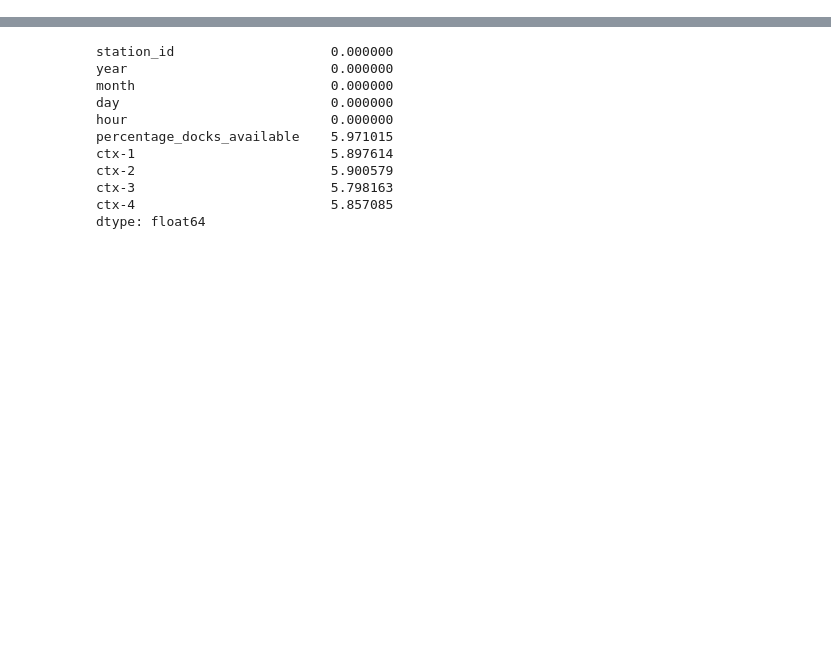
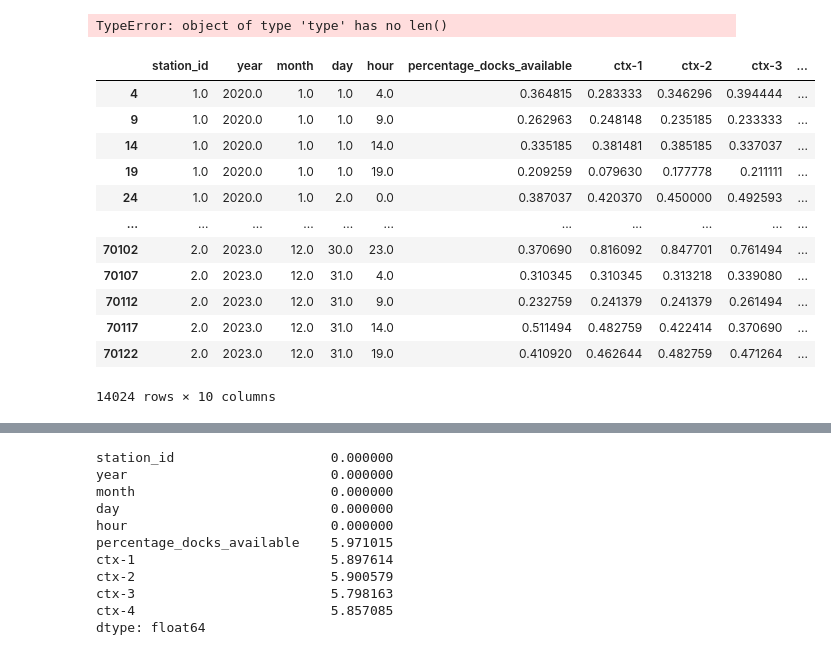
Before and after one commit to carlesonielfa/dsml-capstone, a Jupyter notebook: data_analysis.ipynb, the cells around one changed output, grey strips where cells are left out. Cells and saved outputs as stored; diff of their text form; code cells hidden in the pictures; blank space fills up the shorter version.

Commit message:
up data

```diff
--- a/data_analysis.ipynb
+++ b/data_analysis.ipynb
@@ -253,9 +252,12 @@ df_dates
 # %%
 from tqdm import tqdm
-
+co = 0
 rows = []
 # para cada station_id
 for st_id in tqdm(df_dates.station_id.unique()):
+    co +=1
+    if co > 2:
+        break
     # creamos df ordenado por fecha.
     df_station = df_dates[df_dates['station_id'] == st_id].sort_values(by=["year", "month", "day", "hour"])
 
@@ -269,14 +271,45 @@ for st_id in tqdm(df_dates.station_id.unique()):
                 # Buscamos la hora y su registro
                 tmp_row[f'ctx-{j}'] = df_station.iloc[i-j].percentage_docks_available
         # añadimos el registro con los 4 ctx anteriores.
-        rows.append(tmp_row.to_dict())
+        rows.append(tmp_row)
 
+col_types = {
+     'station_id': int,
+     'year': int,
+     'month': int,
+     'day': int,
+     'hour': int,
+     }
 # Convertimos la lista de diccionarios en un DataFrame
+prediction_data = pd.DataFrame(rows)
+for col in col_types:
+     prediction_data[col] = prediction_data[col].astype(int)
+#prediction_data = pd.concat(rows, ignore_index=True)
+print((prediction_data))
+# Concatenar todos los DataFrames en uno solo
+
 #prediction_data = pd.DataFrame(rows)
-prediction_data = pd.concat(rows, ignore_index=True)
 
 
 prediction_data.to_parquet("data/5_compress_dates_null_ctx_4h.parquet", index=False)
+# %% [output]
+TypeError: object of type 'type' has no len()
+# %%
+prediction_data
+# %% [output]
+|  | station_id | year | month | day | hour | percentage_docks_available | ctx-1 | ctx-2 | ctx-3 | ... |
+| 4 | 1.0 | 2020.0 | 1.0 | 1.0 | 4.0 | 0.364815 | 0.283333 | 0.346296 | 0.394444 | ... |
+| 9 | 1.0 | 2020.0 | 1.0 | 1.0 | 9.0 | 0.262963 | 0.248148 | 0.235185 | 0.233333 | ... |
+| 14 | 1.0 | 2020.0 | 1.0 | 1.0 | 14.0 | 0.335185 | 0.381481 | 0.385185 | 0.337037 | ... |
+| 19 | 1.0 | 2020.0 | 1.0 | 1.0 | 19.0 | 0.209259 | 0.079630 | 0.177778 | 0.211111 | ... |
+| 24 | 1.0 | 2020.0 | 1.0 | 2.0 | 0.0 | 0.387037 | 0.420370 | 0.450000 | 0.492593 | ... |
+| ... | ... | ... | ... | ... | ... | ... | ... | ... | ... | ... |
+| 70102 | 2.0 | 2023.0 | 12.0 | 30.0 | 23.0 | 0.370690 | 0.816092 | 0.847701 | 0.761494 | ... |
+| 70107 | 2.0 | 2023.0 | 12.0 | 31.0 | 4.0 | 0.310345 | 0.310345 | 0.313218 | 0.339080 | ... |
+| 70112 | 2.0 | 2023.0 | 12.0 | 31.0 | 9.0 | 0.232759 | 0.241379 | 0.241379 | 0.261494 | ... |
+| 70117 | 2.0 | 2023.0 | 12.0 | 31.0 | 14.0 | 0.511494 | 0.482759 | 0.422414 | 0.370690 | ... |
+| 70122 | 2.0 | 2023.0 | 12.0 | 31.0 | 19.0 | 0.410920 | 0.462644 | 0.482759 | 0.471264 | ... |
+14024 rows × 10 columns
 # %%
 import pandas as pd
 
```
Also changed, not shown: parts of 5 cells of this notebook, 3 other files.
